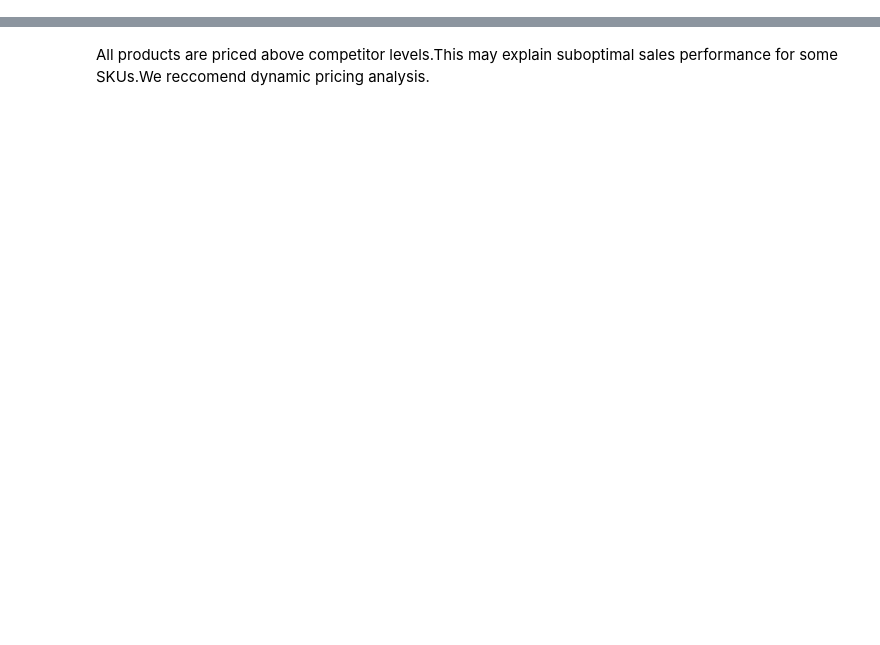
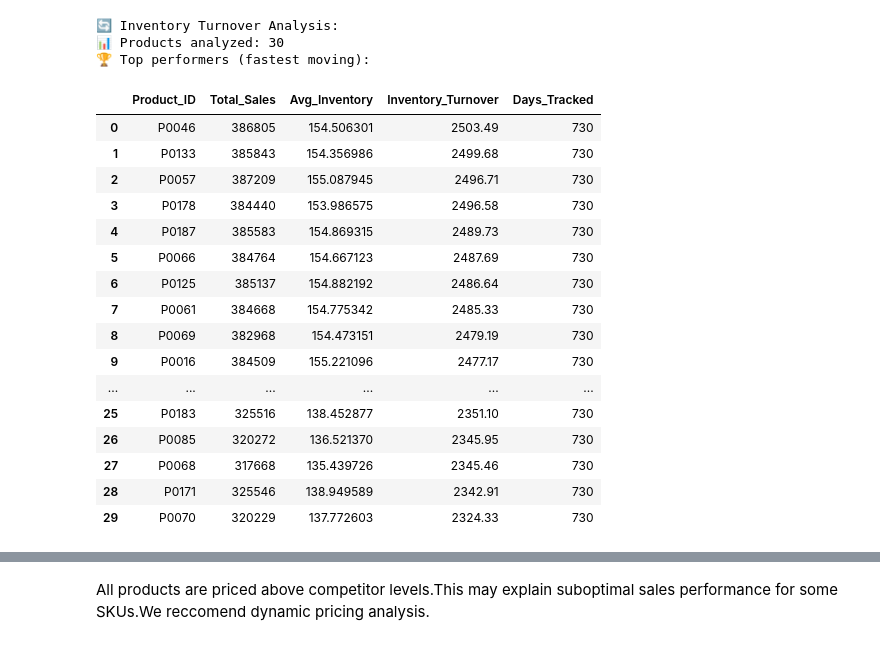
Before and after one commit to gnaneshgunda/Inventory_management, a Jupyter notebook: sql-task-2.ipynb, the cells around one changed output, grey strips where cells are left out. Drawn from its saved outputs; the diff is of its cells as text; code cells hidden in the pictures; blank space fills up the shorter version.

```diff
--- a/sql-task-2.ipynb
+++ b/sql-task-2.ipynb
@@ -407,0 +453,44 @@ plt.show()
+# %%
+# =============================================================================
+# QUERY 3D: INVENTORY TURNOVER ANALYSIS
+# =============================================================================
+
+# Calculate inventory turnover rates to identify fast/slow-moving products
+# High turnover = fast-moving product requiring frequent restocking
+query4 = """
+SELECT Product_ID,
+       SUM(Units_Sold) as Total_Sales,
+       AVG(Inventory_Level) as Avg_Inventory,
+       ROUND(SUM(Units_Sold)/AVG(Inventory_Level),2) AS Inventory_Turnover,
+       COUNT(DISTINCT Date) AS Days_Tracked
+FROM InventoryData
+GROUP BY Product_ID
+ORDER BY Inventory_Turnover DESC;
+"""
+
+print("🔄 Inventory Turnover Analysis:")
+result_turnover = pd.read_sql_query(query4, conn)
+print(f"📊 Products analyzed: {len(result_turnover)}")
+print("🏆 Top performers (fastest moving):")
+result_turnover
+# %% [output]
+🔄 Inventory Turnover Analysis:
+📊 Products analyzed: 30
+🏆 Top performers (fastest moving):
+|  | Product_ID | Total_Sales | Avg_Inventory | Inventory_Turnover | Days_Tracked |
+| 0 | P0046 | 386805 | 154.506301 | 2503.49 | 730 |
+| 1 | P0133 | 385843 | 154.356986 | 2499.68 | 730 |
+| 2 | P0057 | 387209 | 155.087945 | 2496.71 | 730 |
+| 3 | P0178 | 384440 | 153.986575 | 2496.58 | 730 |
+| 4 | P0187 | 385583 | 154.869315 | 2489.73 | 730 |
+| 5 | P0066 | 384764 | 154.667123 | 2487.69 | 730 |
+| 6 | P0125 | 385137 | 154.882192 | 2486.64 | 730 |
+| 7 | P0061 | 384668 | 154.775342 | 2485.33 | 730 |
+| 8 | P0069 | 382968 | 154.473151 | 2479.19 | 730 |
+| 9 | P0016 | 384509 | 155.221096 | 2477.17 | 730 |
+| ... | ... | ... | ... | ... | ... |
+| 25 | P0183 | 325516 | 138.452877 | 2351.10 | 730 |
+| 26 | P0085 | 320272 | 136.521370 | 2345.95 | 730 |
+| 27 | P0068 | 317668 | 135.439726 | 2345.46 | 730 |
+| 28 | P0171 | 325546 | 138.949589 | 2342.91 | 730 |
+| 29 | P0070 | 320229 | 137.772603 | 2324.33 | 730 |
```
Also changed, not shown: parts of 51 cells of this notebook, 1 other file.
